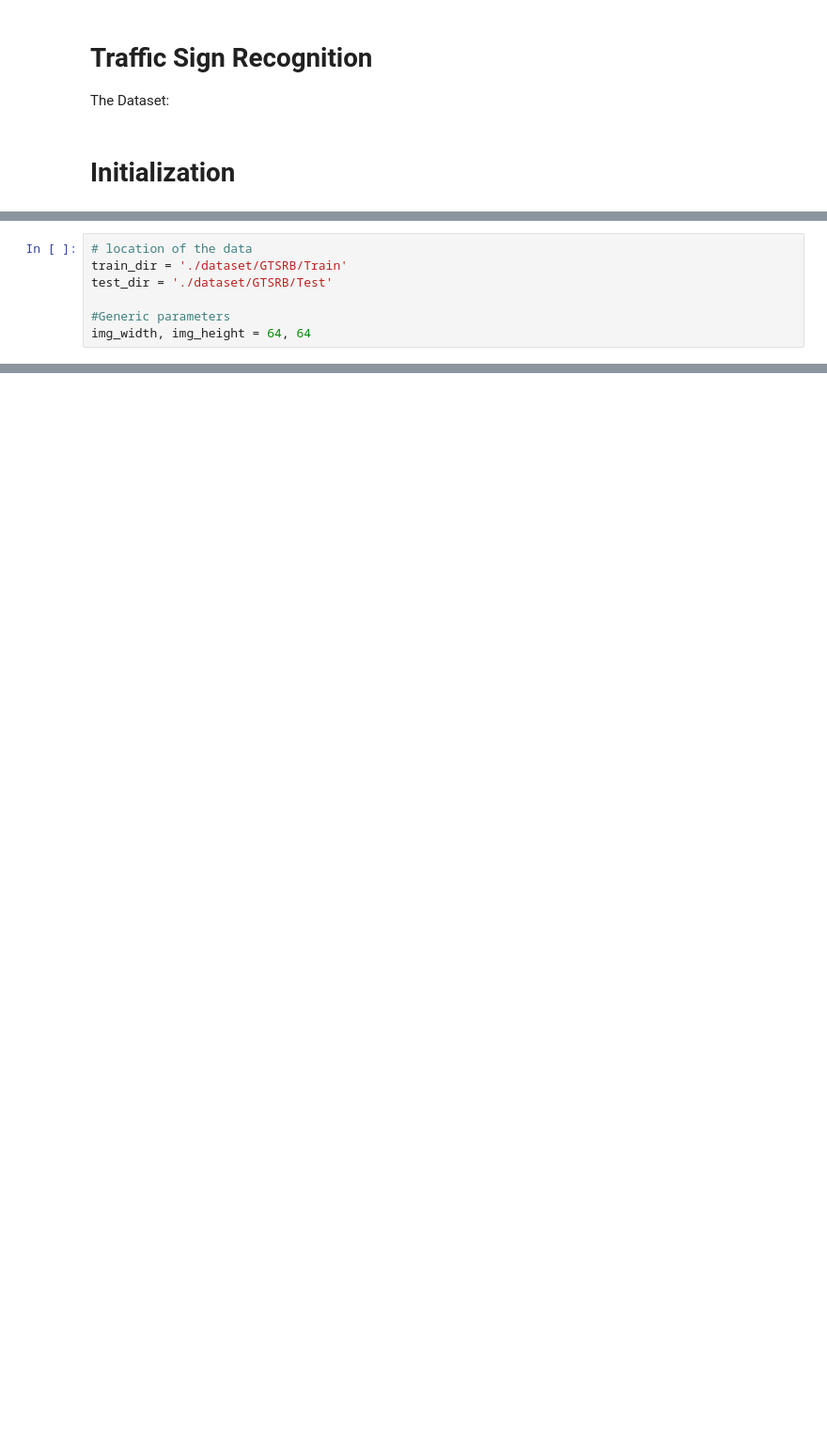
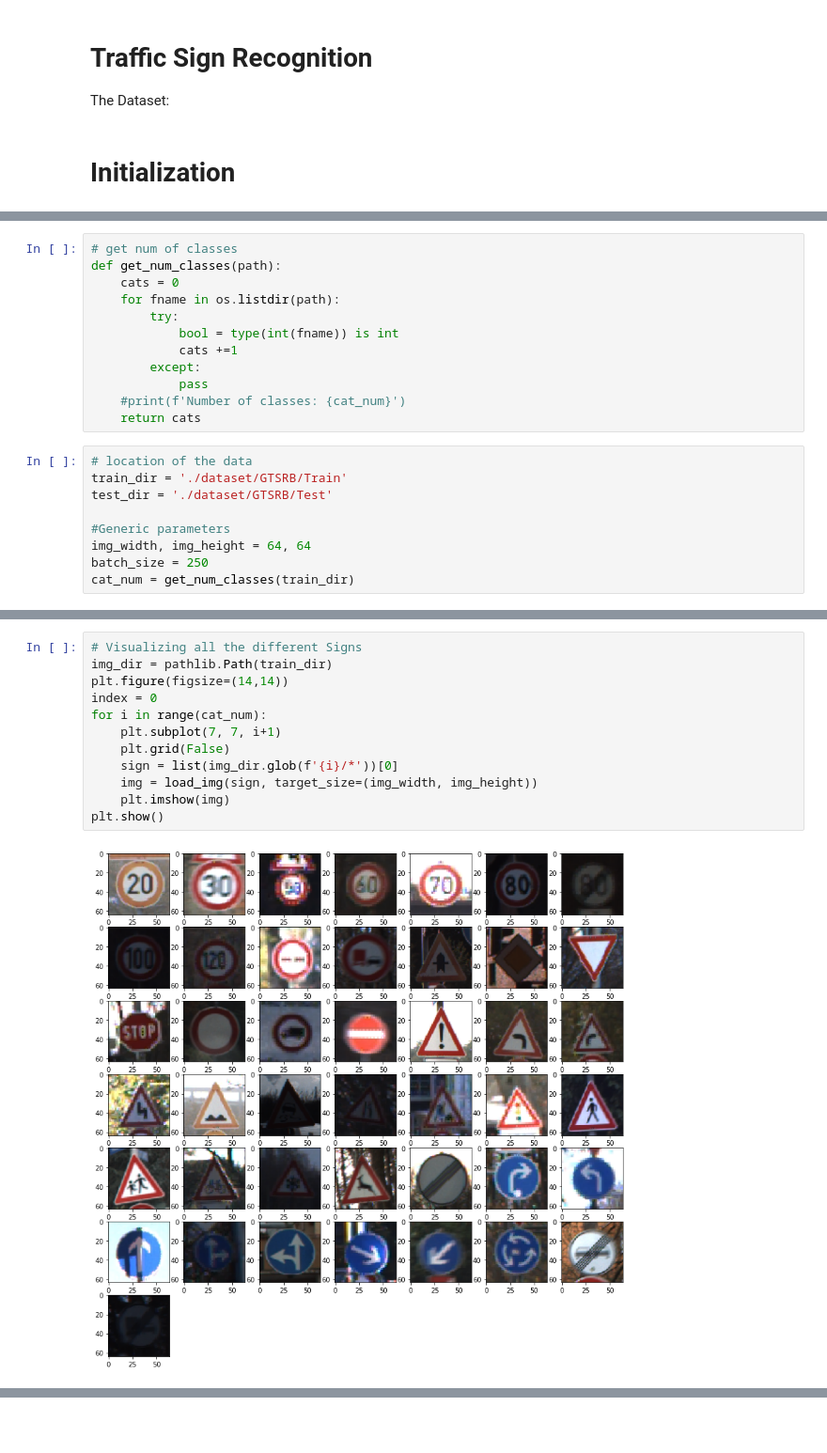
Before and after one commit to gaspia/DLNN-TrafficSign, a Jupyter notebook: TS_CNN_00.ipynb, the cells around one changed output, grey strips where cells are left out. Shown: that part at 94% size. Drawn from its saved outputs; the diff is of its cells as text; blank space fills up the shorter version.

```diff
--- a/TS_CNN_00.ipynb
+++ b/TS_CNN_00.ipynb
@@ -19,3 +21,15 @@ from keras.layers import Dense, Dropout, Flatten, Conv2D, MaxPool2D, AvgPool2D,
+# %%
+# get num of classes
+def get_num_classes(path):
+    cats = 0
+    for fname in os.listdir(path):
+        try:
+            bool = type(int(fname)) is int
+            cats +=1
+        except:
+            pass
+    #print(f'Number of classes: {cat_num}')
+    return cats
 # %%
 # location of the data
 train_dir = './dataset/GTSRB/Train'
@@ -23,3 +37,5 @@ test_dir = './dataset/GTSRB/Test'
 
 #Generic parameters
 img_width, img_height = 64, 64
+batch_size = 250
+cat_num = get_num_classes(train_dir)
@@ -50 +109,15 @@ Found 31368 images belonging to 43 classes.
 Found 0 images belonging to 0 classes.
+# %%
+# Visualizing all the different Signs
+img_dir = pathlib.Path(train_dir)
+plt.figure(figsize=(14,14))
+index = 0
+for i in range(cat_num):
+    plt.subplot(7, 7, i+1)
+    plt.grid(False)
+    sign = list(img_dir.glob(f'{i}/*'))[0]
+    img = load_img(sign, target_size=(img_width, img_height))
+    plt.imshow(img)
+plt.show()
+# %% [output]
+[figure, added]
```
Also changed, not shown: parts of 12 cells of this notebook, 3 other files.
